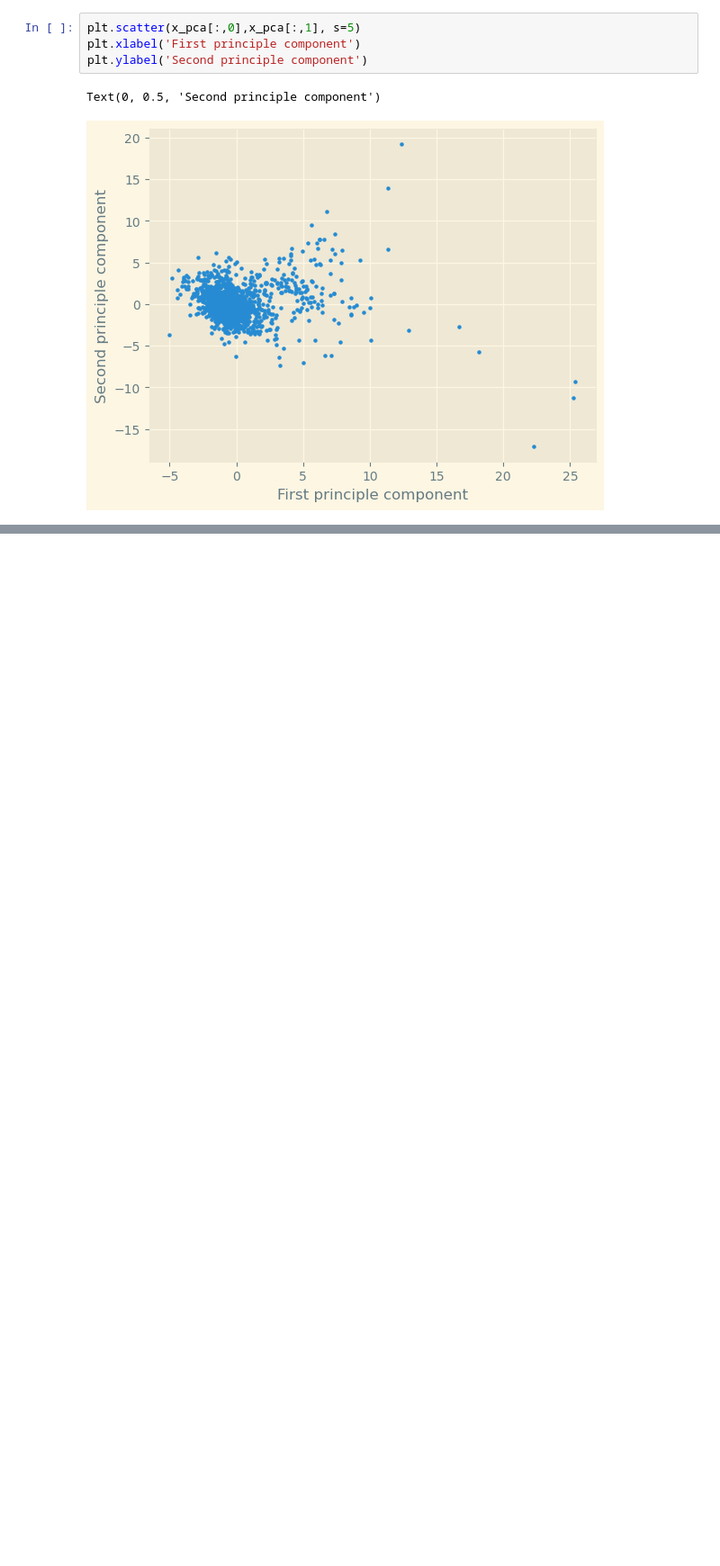
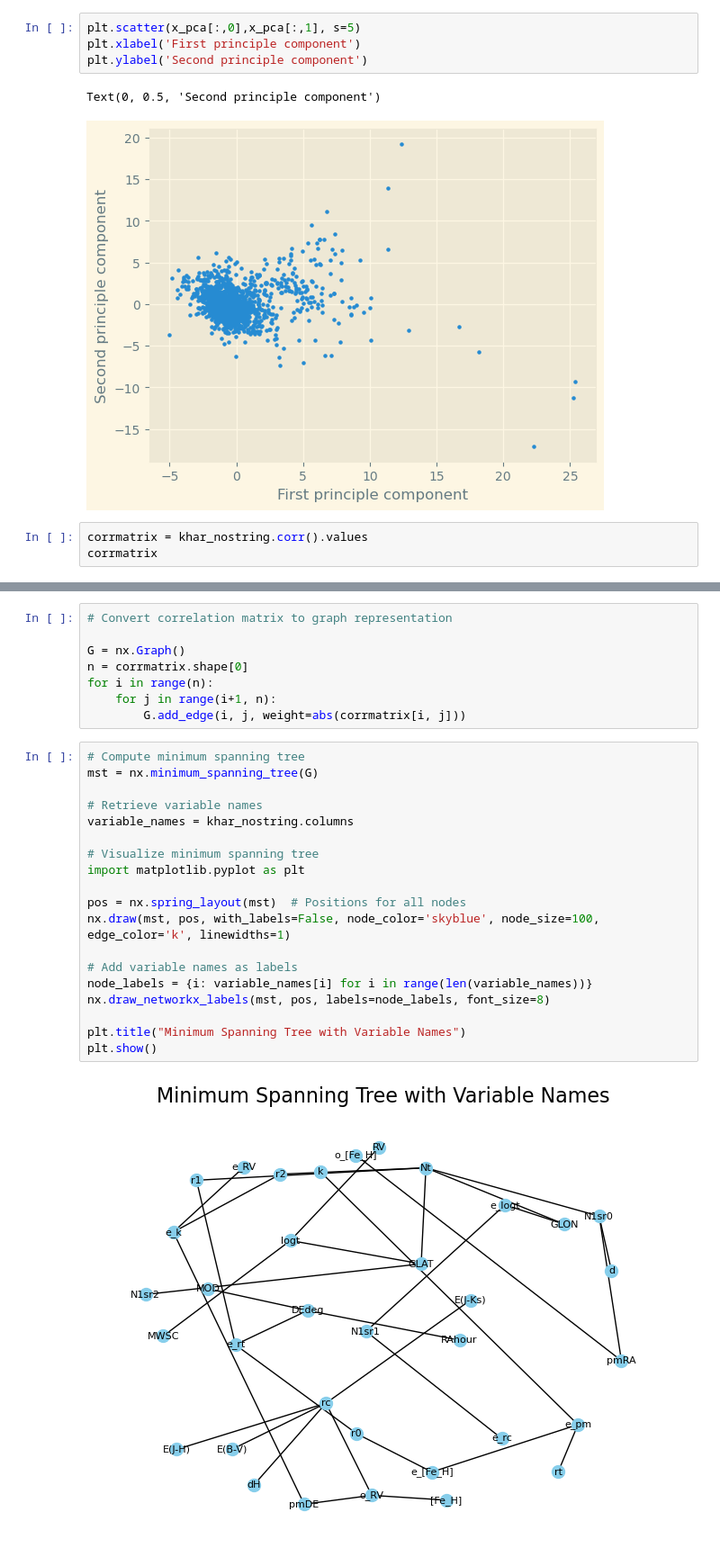
Before and after one commit to jpbatleidenuniv/BRP, a Jupyter notebook: Notebooks/Hunt_notebook.ipynb, the cells around one changed output, grey strips where cells are left out. Shown: that part at 90% size. Cells and saved outputs as stored; diff of their text form; blank space fills up the shorter version.

Commit message:
MST&corrmatrix&hierarchical clustering dendogram

```diff
--- a/Notebooks/Hunt_notebook.ipynb
+++ b/Notebooks/Hunt_notebook.ipynb
@@ -221,3 +221,6 @@ plt.ylabel('Second principle component')
 # %% [output]
 Text(0, 0.5, 'Second principle component')
 [figure]
+# %%
+corrmatrix = khar_nostring.corr().values
+corrmatrix
@@ -223,0 +245,29 @@ Text(0, 0.5, 'Second principle component')
+# %%
+# Convert correlation matrix to graph representation
+
+G = nx.Graph()
+n = corrmatrix.shape[0]
+for i in range(n):
+    for j in range(i+1, n):
+        G.add_edge(i, j, weight=abs(corrmatrix[i, j]))
+# %%
+# Compute minimum spanning tree
+mst = nx.minimum_spanning_tree(G)
+
+# Retrieve variable names
+variable_names = khar_nostring.columns
+
+# Visualize minimum spanning tree
+import matplotlib.pyplot as plt
+
+pos = nx.spring_layout(mst)  # Positions for all nodes
+nx.draw(mst, pos, with_labels=False, node_color='skyblue', node_size=100, edge_color='k', linewidths=1)
+
+# Add variable names as labels
+node_labels = {i: variable_names[i] for i in range(len(variable_names))}
+nx.draw_networkx_labels(mst, pos, labels=node_labels, font_size=8)
+
+plt.title("Minimum Spanning Tree with Variable Names")
+plt.show()
+# %% [output]
+[figure, added]
```
Also changed, not shown: parts of 3 cells of this notebook.
